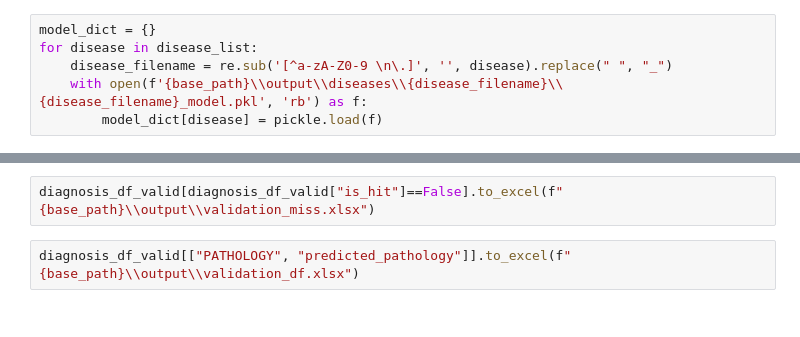
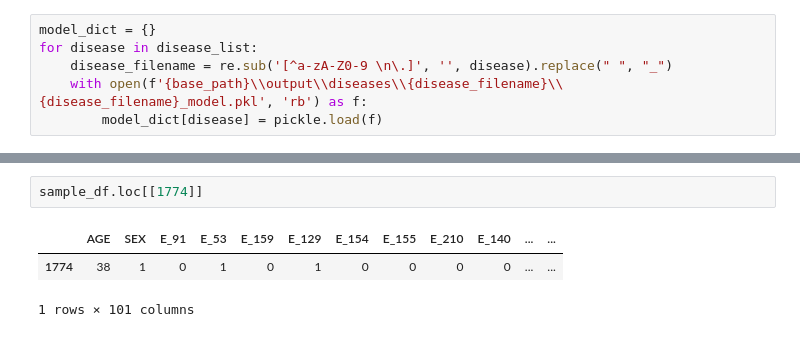
Before and after one commit to jtdomingo3/VITAS, a Jupyter notebook: src/explainer.ipynb, the cells around one changed output, grey strips where cells are left out. Saved outputs shown, nothing was run; the diff lists cells and outputs as text.

```diff
--- a/src/trained_with_pathology/eval.ipynb
+++ b/src/explainer.ipynb
@@ -157,4 +169,6 @@ diagnosis_df_valid[diagnosis_df_valid["is_hit"]==False]
-# %%
-diagnosis_df_valid[diagnosis_df_valid["is_hit"]==False].to_excel(f"{base_path}\\output\\validation_miss.xlsx")
-# %%
-diagnosis_df_valid[["PATHOLOGY", "predicted_pathology"]].to_excel(f"{base_path}\\output\\validation_df.xlsx")
+# %%
+sample_df.loc[[1774]]
+# %% [output]
+|  | AGE | SEX | E_91 | E_53 | E_159 | E_129 | E_154 | E_155 | E_210 | E_140 | ... | ... |
+| 1774 | 38 | 1 | 0 | 1 | 0 | 1 | 0 | 0 | 0 | 0 | ... | ... |
+1 rows × 101 columns
```
Also changed, not shown: parts of 21 cells of this notebook, 5 other files.
